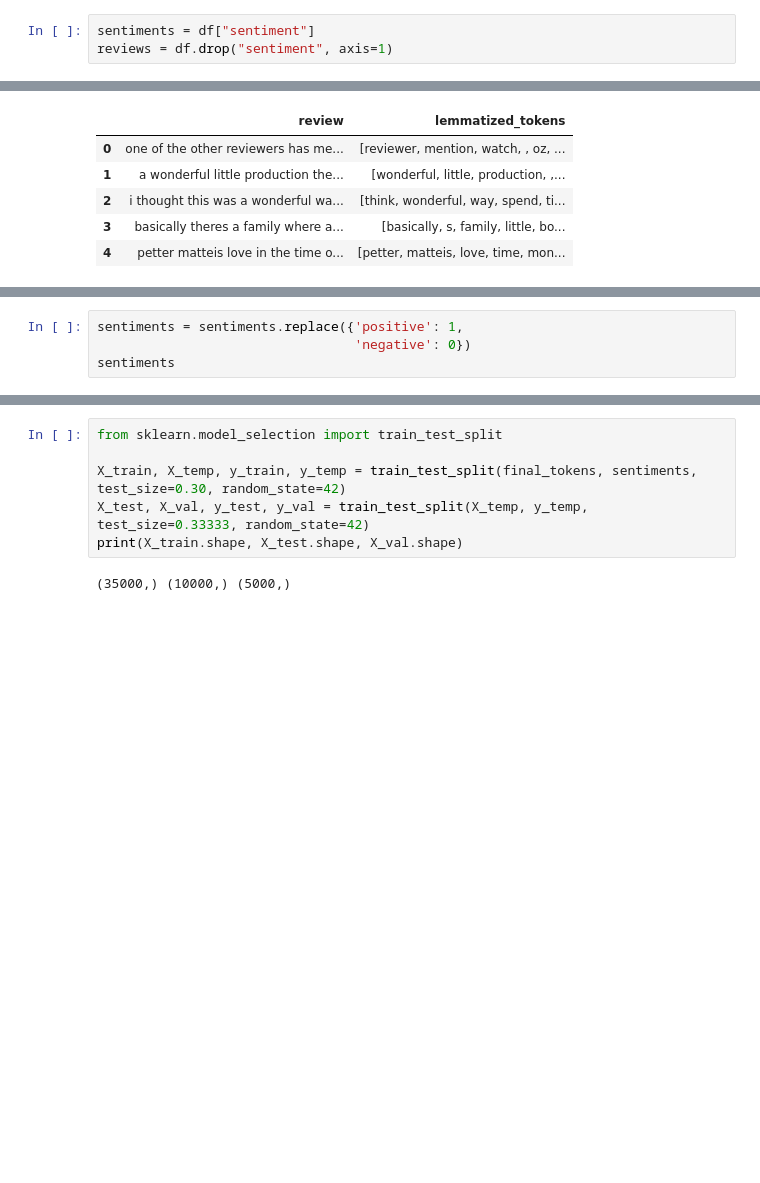
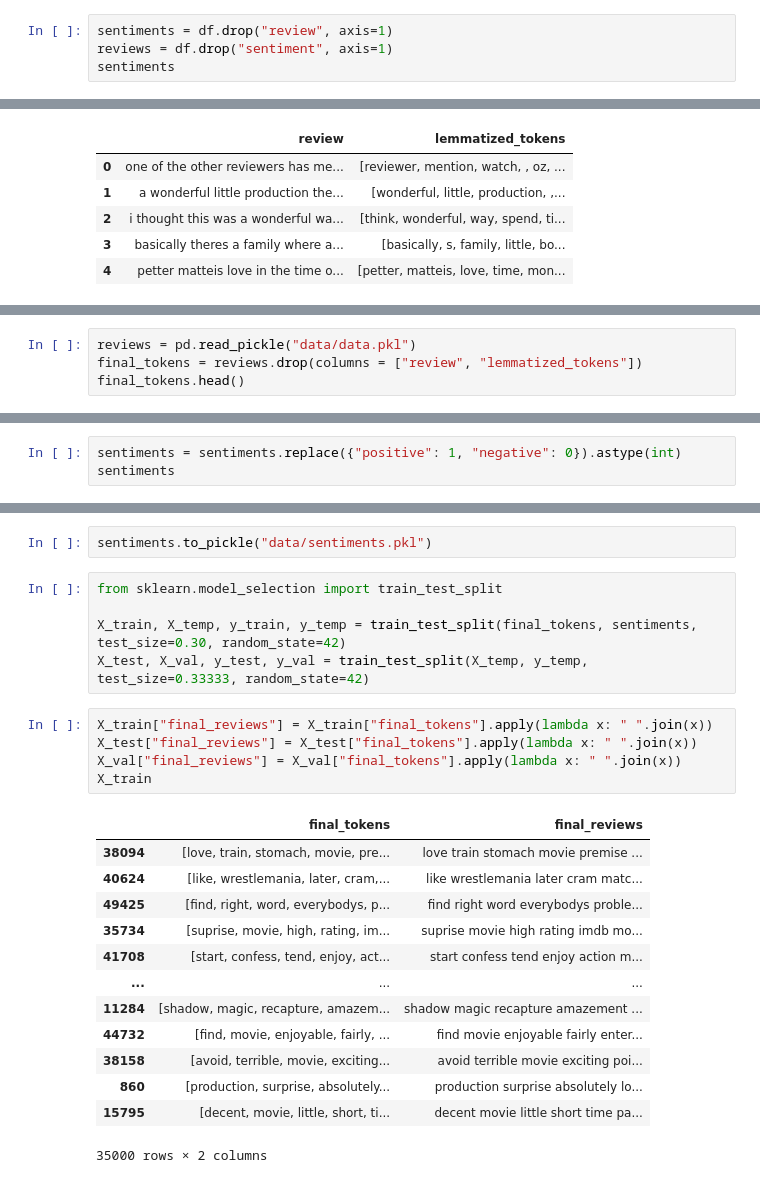
Before and after one commit to parsamhb82/IMDb_Sentiment_Analysis_Project, a Jupyter notebook: imdb_sentiment_analysis.ipynb, the cells around one changed output, grey strips where cells are left out. Cells and saved outputs as stored; diff of their text form; blank space fills up the shorter version.

```diff
--- a/imdb_sentiment_analysis.ipynb
+++ b/imdb_sentiment_analysis.ipynb
@@ -25,5 +26,6 @@ import en_core_web_sm
 
 nlp = spacy.load('en_core_web_sm')
 # %%
-sentiments = df["sentiment"]
+sentiments = df.drop("review", axis=1)
 reviews = df.drop("sentiment", axis=1)
+sentiments
@@ -84,0 +101,4 @@ final_tokens = reviews["final_tokens"]
+# %%
+reviews = pd.read_pickle("data/data.pkl")
+final_tokens = reviews.drop(columns = ["review", "lemmatized_tokens"])
+final_tokens.head()
@@ -85,5 +112,4 @@ final_tokens = reviews["final_tokens"]
 # %%
-sentiments = sentiments.replace({'positive': 1,
-                                 'negative': 0})
+sentiments = sentiments.replace({"positive": 1, "negative": 0}).astype(int)
 sentiments
 # %% [output]
@@ -102,8 +129,26 @@ Name: sentiment, Length: 50000, dtype: int64
+# %%
+sentiments.to_pickle("data/sentiments.pkl")
 # %%
 from sklearn.model_selection import train_test_split
 
 X_train, X_temp, y_train, y_temp = train_test_split(final_tokens, sentiments, test_size=0.30, random_state=42)
 X_test, X_val, y_test, y_val = train_test_split(X_temp, y_temp, test_size=0.33333, random_state=42)
-print(X_train.shape, X_test.shape, X_val.shape)
-# %% [output]
-(35000,) (10000,) (5000,)
+# %%
+X_train["final_reviews"] = X_train["final_tokens"].apply(lambda x: " ".join(x))
+X_test["final_reviews"] = X_test["final_tokens"].apply(lambda x: " ".join(x))
+X_val["final_reviews"] = X_val["final_tokens"].apply(lambda x: " ".join(x))
+X_train
+# %% [output]
+|  | final_tokens | final_reviews |
+| 38094 | [love, train, stomach, movie, pre... | love train stomach movie premise ... |
+| 40624 | [like, wrestlemania, later, cram,... | like wrestlemania later cram matc... |
+| 49425 | [find, right, word, everybodys, p... | find right word everybodys proble... |
+| 35734 | [suprise, movie, high, rating, im... | suprise movie high rating imdb mo... |
+| 41708 | [start, confess, tend, enjoy, act... | start confess tend enjoy action m... |
+| ... | ... | ... |
+| 11284 | [shadow, magic, recapture, amazem... | shadow magic recapture amazement ... |
+| 44732 | [find, movie, enjoyable, fairly, ... | find movie enjoyable fairly enter... |
+| 38158 | [avoid, terrible, movie, exciting... | avoid terrible movie exciting poi... |
+| 860 | [production, surprise, absolutely... | production surprise absolutely lo... |
+| 15795 | [decent, movie, little, short, ti... | decent movie little short time pa... |
+35000 rows × 2 columns
```
Also changed, not shown: parts of 31 cells of this notebook.
